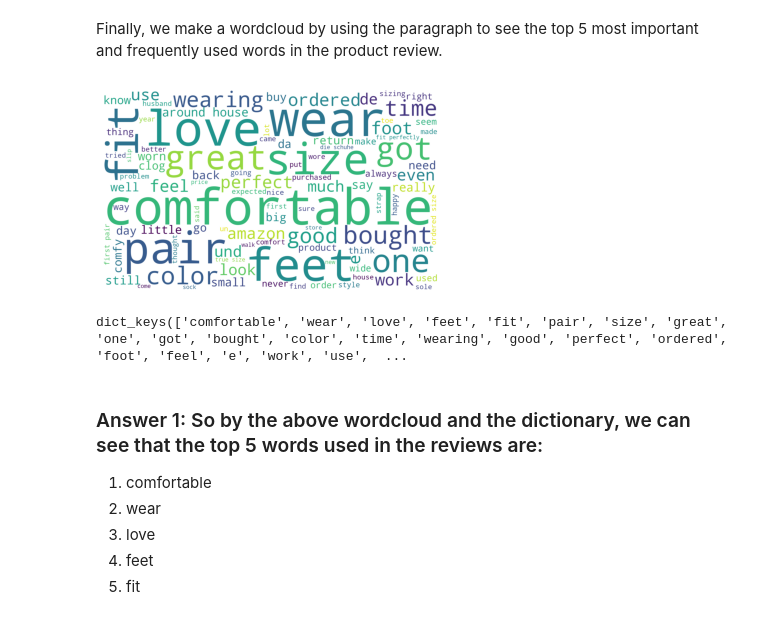
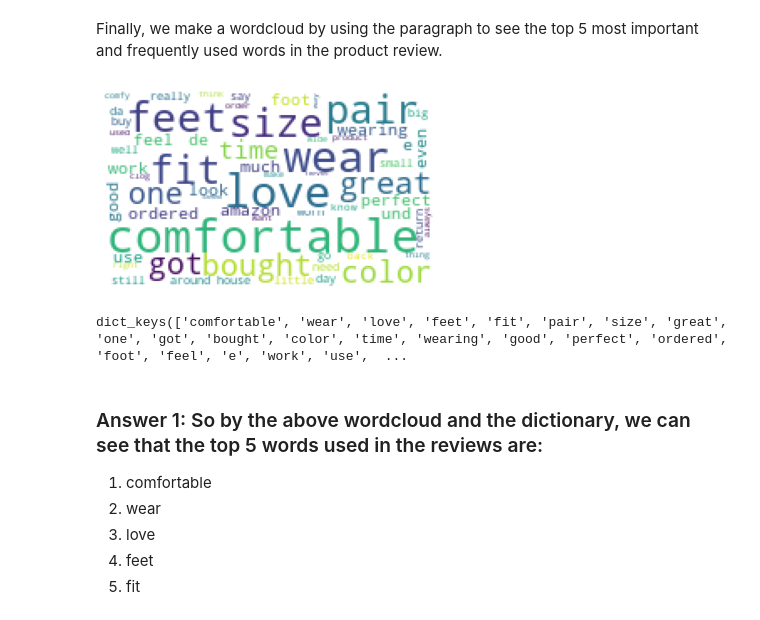
Before and after one commit to HarshitMaheshwari/Amazon-Product-Review-Analysis, a Jupyter notebook: Exploratory_analysis.ipynb, the cells around one changed output. Drawn from its saved outputs; the diff is of its cells as text; code cells hidden in the pictures.

```diff
--- a/Exploratory_analysis.ipynb
+++ b/Exploratory_analysis.ipynb
@@ -96,17 +104,17 @@ Finally, we make a wordcloud by using the paragraph to see the top 5 most import
 # %%
 crocs_wordcloud = WordCloud(
                       background_color='white',
-                    width=2000,
-                    height=1200,
+                    width=200,
+                    height=120,
                       max_words = 100
                      ).generate(crocs_reviews_string)
 
 plt.imshow(crocs_wordcloud)
 plt.axis("off")
 plt.show()
 print(crocs_wordcloud.words_.keys())
 # %% [output]
-[figure, old version]
+[figure, new version]
 dict_keys(['comfortable', 'wear', 'love', 'feet', 'fit', 'pair', 'size', 'great', 'one', 'got', 'bought', 'color', 'time', 'wearing', 'good', 'perfect', 'ordered', 'foot', 'feel', 'e', 'work', 'use',  ...
 # %% [markdown]
 ### Answer 1: So by the above wordcloud and the dictionary, we can see that the top 5 words used in the reviews are:
```
Also changed, not shown: parts of 9 cells of this notebook.
